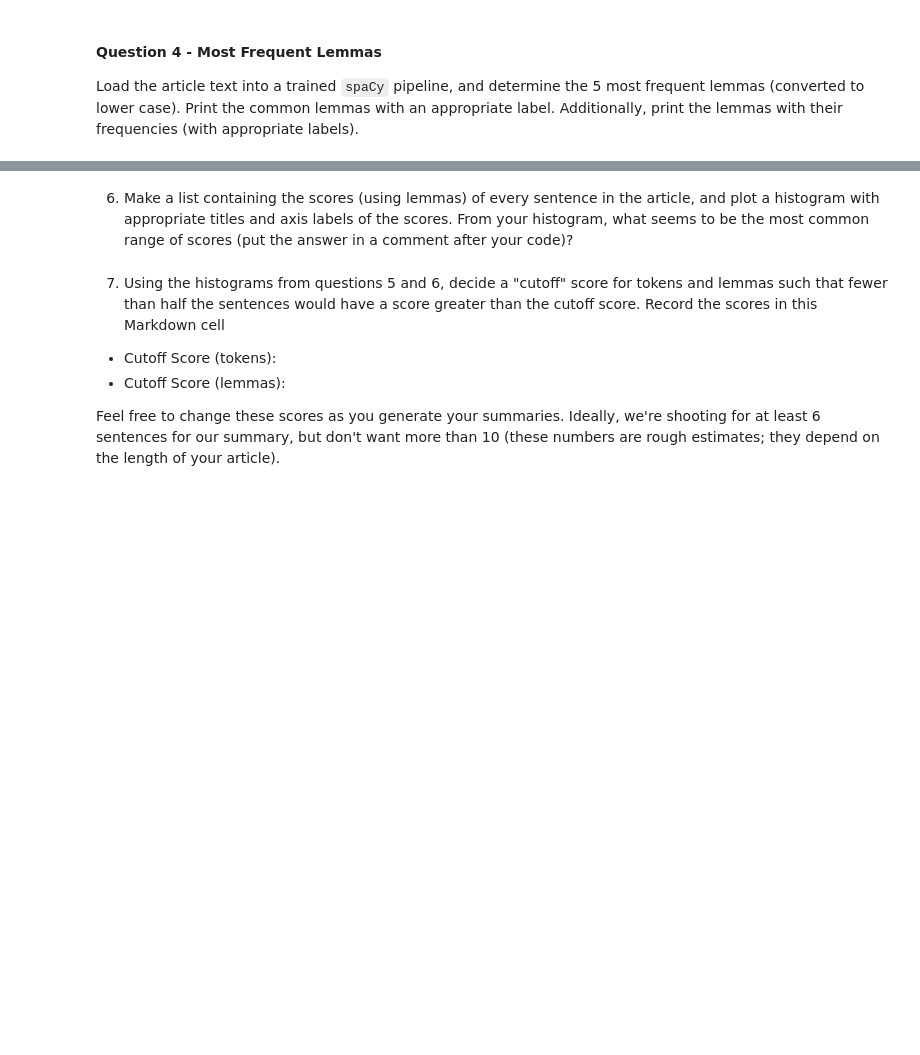
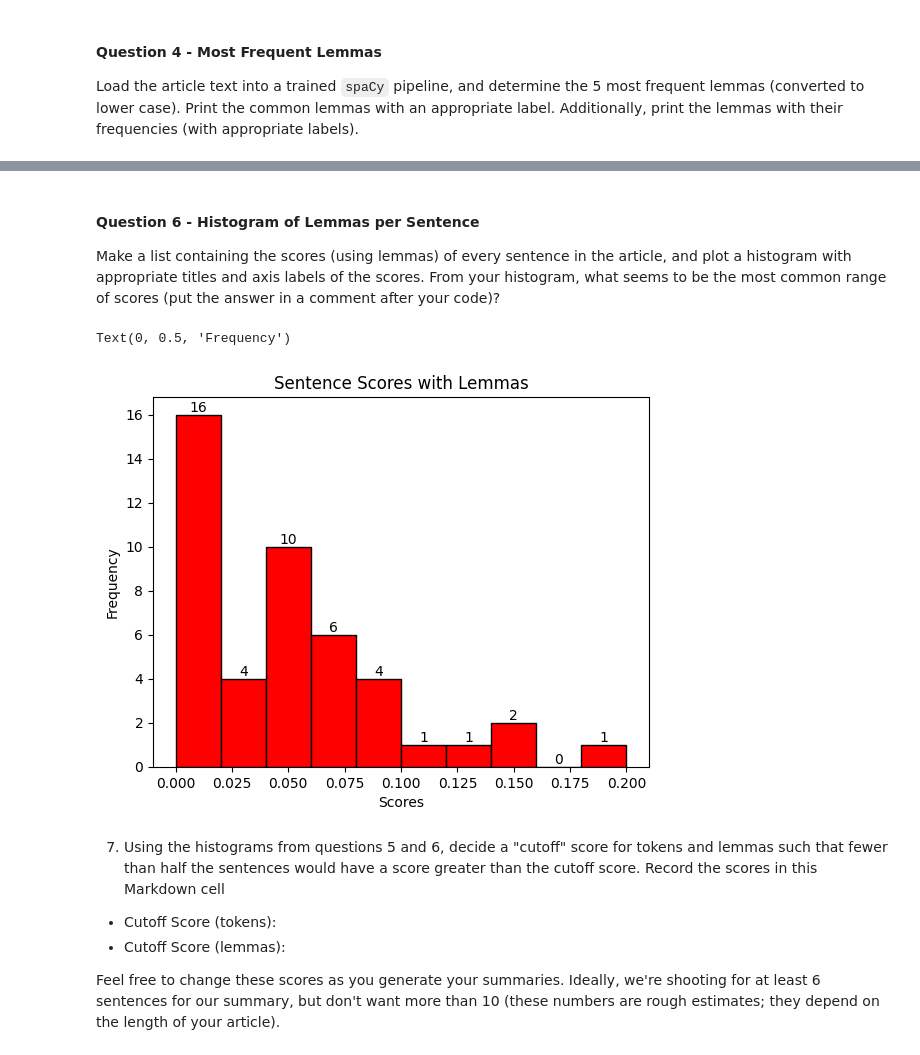
Before and after one commit to Bshell13/shellenberger_module_07, a Jupyter notebook: article-summarizer.ipynb, the cells around one changed output, grey strips where cells are left out. Cells and saved outputs as stored; diff of their text form; code cells hidden in the pictures; blank space fills up the shorter version.

```diff
--- a/article-summarizer.ipynb
+++ b/article-summarizer.ipynb
@@ -159,5 +199,31 @@ The lemma token time shows up 7 times in the article.
 # %% [markdown]
-6. Make a list containing the scores (using lemmas) of every sentence in the article, and plot a histogram with appropriate titles and axis labels of the scores.  From your histogram, what seems to be the most common range of scores (put the answer in a comment after your code)?
+#### Question 6 - Histogram of Lemmas per Sentence
+Make a list containing the scores (using lemmas) of every sentence in the article, and plot a histogram with appropriate titles and axis labels of the scores.  From your histogram, what seems to be the most common range of scores (put the answer in a comment after your code)?
+# %%
+def score_sentence_by_lemma(sent, word):
+    '''
+    Counts the nubmer of lemmas compared to
+    the most common lemmas from Q4
+    prints the ratio compared to total tokens'''
+    count = 0
+    for token in sent:
+        if token.text.lower() in word:
+            count+=1
+    sent_length = token_count(sent)
+    return count/sent_length
+
+most_common_word_lemmas = [word_lemma for word_lemma, freq_lemma in most_common_lemmas]
+most_common_lemma_scores = [score_sentence_by_lemma(sent, most_common_word_lemmas) for sent in sentences]
+
+# Set up for number labels above each bar
+values, bins, bars = plt.hist(most_common_lemma_scores, bins=10, color='Red', edgecolor='black')
+plt.bar_label(bars, fontsize=10)
+plt.title('Sentence Scores with Lemmas')
+plt.xlabel('Scores')
+plt.ylabel('Frequency')
+# %% [output]
+Text(0, 0.5, 'Frequency')
+[figure, added]
 # %% [markdown]
 7. Using the histograms from questions 5 and 6, decide a "cutoff" score for tokens and lemmas such that fewer than half the sentences would have a score greater than the cutoff score.  Record the scores in this Markdown cell
 
```
Also changed, not shown: parts of 6 cells of this notebook, 1 other file.
